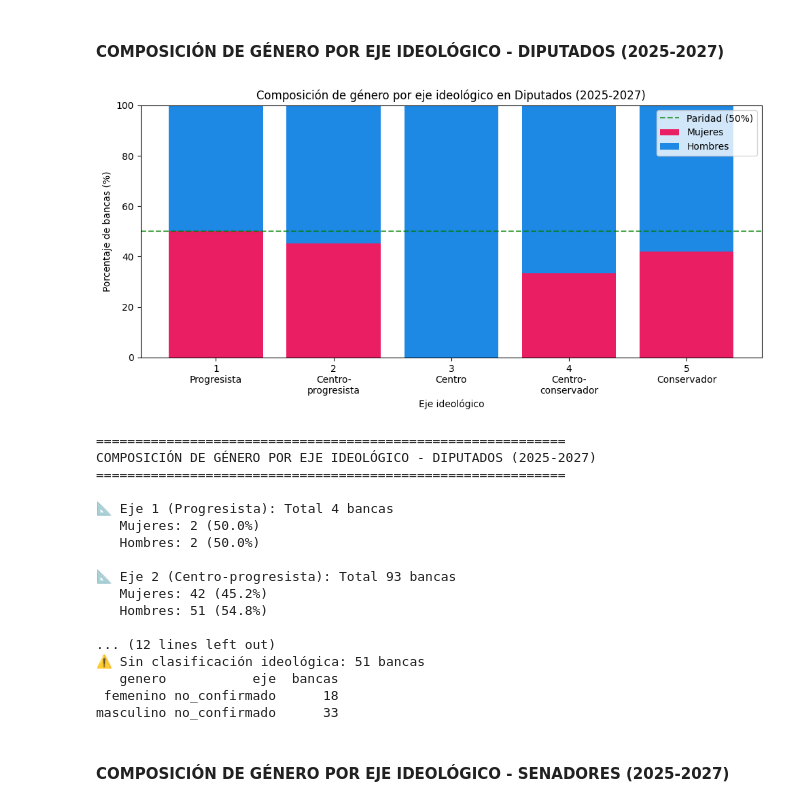
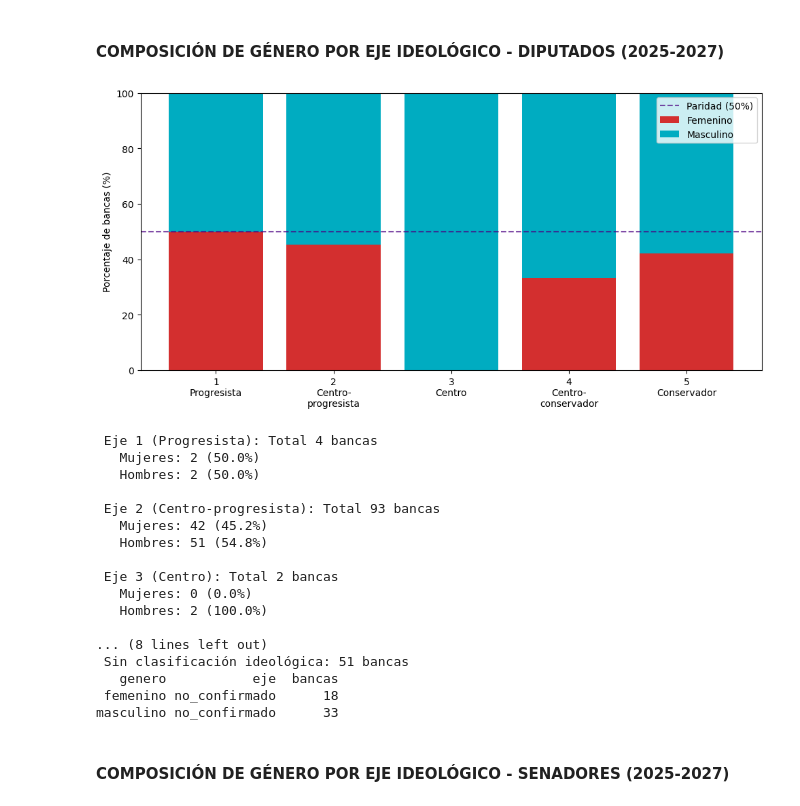
Before and after one commit to flordis/IT-Academy, a Jupyter notebook: proyecto/ITA_project_analysis.ipynb, the cells around one changed output. Cells and saved outputs as stored; diff of their text form; code cells hidden in the pictures.

```diff
--- a/proyecto/ITA_project_analysis.ipynb
+++ b/proyecto/ITA_project_analysis.ipynb
@@ -140,43 +125,38 @@ resultado = resultado.sort_values(['eje', 'genero'])
 # %%
 # Filtrar solo ejes clasificados (1, 2, 3, 4, 5)
 resultado_clasificados = resultado[resultado['eje'].isin([1, 2, 3, 4, 5])].copy()
 
 # Calcular porcentajes por eje
 totales_por_eje = resultado_clasificados.groupby('eje')['bancas'].transform('sum')
 resultado_clasificados['porcentaje'] = (resultado_clasificados['bancas'] / totales_por_eje) * 100
 
-# Pivotear
+# Pivot
 pivot = resultado_clasificados.pivot(index='eje', columns='genero', values='porcentaje').fillna(0)
 pivot = pivot.reindex([1, 2, 3, 4, 5])  # Ordenar ejes
 
-# Graficar
+# Visual
 fig, ax = plt.subplots(figsize=(10, 5))
 
 # Barras apiladas
-ax.bar(pivot.index, pivot['femenino'], label='Mujeres', color='#E91E63')
-ax.bar(pivot.index, pivot['masculino'], bottom=pivot['femenino'], label='Hombres', color='#1E88E5')
+ax.bar(pivot.index, pivot['femenino'], label='Femenino', color='#D32F2F')
+ax.bar(pivot.index, pivot['masculino'], bottom=pivot['femenino'], label='Masculino', color='#00ACC1')
 
-# Línea de paridad
-ax.axhline(50, color='green', linestyle='--', alpha=0.7, label='Paridad (50%)')
+# Línea paridad
+ax.axhline(50, color='#4B0082', linestyle='--', alpha=0.7, label='Paridad (50%)')
 
 # Etiquetas
-ax.set_xlabel('Eje ideológico')
 ax.set_ylabel('Porcentaje de bancas (%)')
-ax.set_title('Composición de género por eje ideológico en Diputados (2025-2027)')
 ax.legend()
 ax.set_ylim(0, 100)
 ax.set_xticks([1, 2, 3, 4, 5])
 ax.set_xticklabels(['1\nProgresista', '2\nCentro-\nprogresista', '3\nCentro', '4\nCentro-\nconservador', '5\nConservador'])
 
 plt.tight_layout()
 plt.show()
 # %% [output]
-[figure, old version]
+[figure, new version]
 # %%
 # Calcular porcentajes por eje ideológico
-print("="*60)
-print("COMPOSICIÓN DE GÉNERO POR EJE IDEOLÓGICO - DIPUTADOS (2025-2027)")
-print("="*60)
 
 # Filtrar solo ejes clasificados
 resultado_clasificados = resultado[resultado['eje'].isin([1, 2, 3, 4, 5])].copy()
@@ -200,33 +180,33 @@ for eje in [1, 2, 3, 4, 5]:
         elif eje == 4: nombre = "Centro-conservador"
         elif eje == 5: nombre = "Conservador"
 
-        print(f"\n📐 Eje {eje} ({nombre}): Total {total_eje} bancas")
+        print(f"\n Eje {eje} ({nombre}): Total {total_eje} bancas")
         print(f"   Mujeres: {mujeres} ({pct_mujeres}%)")
         print(f"   Hombres: {hombres} ({pct_hombres}%)")
     else:
-        print(f"\n📐 Eje {eje}: Sin datos")
+        print(f"\n Eje {eje}: Sin datos")
 
 # No clasificados
 no_clasificados = resultado[resultado['eje'] == 'no_confirmado']
 if not no_clasificados.empty:
     total_no_clasif = no_clasificados['bancas'].sum()
-    print(f"\n⚠️ Sin clasificación ideológica: {total_no_clasif} bancas")
+    print(f"\n Sin clasificación ideológica: {total_no_clasif} bancas")
     print(no_clasificados.to_string(index=False))
 # %% [output]
-============================================================
-COMPOSICIÓN DE GÉNERO POR EJE IDEOLÓGICO - DIPUTADOS (2025-2027)
-============================================================
-
-📐 Eje 1 (Progresista): Total 4 bancas
+ Eje 1 (Progresista): Total 4 bancas
    Mujeres: 2 (50.0%)
    Hombres: 2 (50.0%)
 
-📐 Eje 2 (Centro-progresista): Total 93 bancas
+ Eje 2 (Centro-progresista): Total 93 bancas
    Mujeres: 42 (45.2%)
    Hombres: 51 (54.8%)
 
-... (12 lines left out)
-⚠️ Sin clasificación ideológica: 51 bancas
+ Eje 3 (Centro): Total 2 bancas
+   Mujeres: 0 (0.0%)
+   Hombres: 2 (100.0%)
+
+... (8 lines left out)
+ Sin clasificación ideológica: 51 bancas
    genero           eje  bancas
  femenino no_confirmado      18
 masculino no_confirmado      33
```
Also changed, not shown: parts of 19 cells of this notebook, 3 other files.
